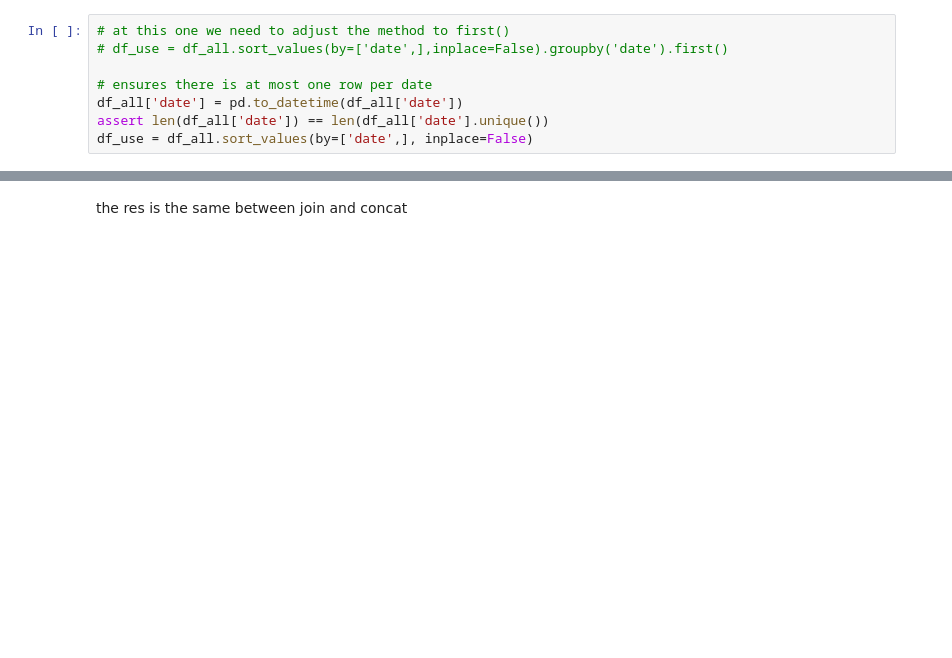
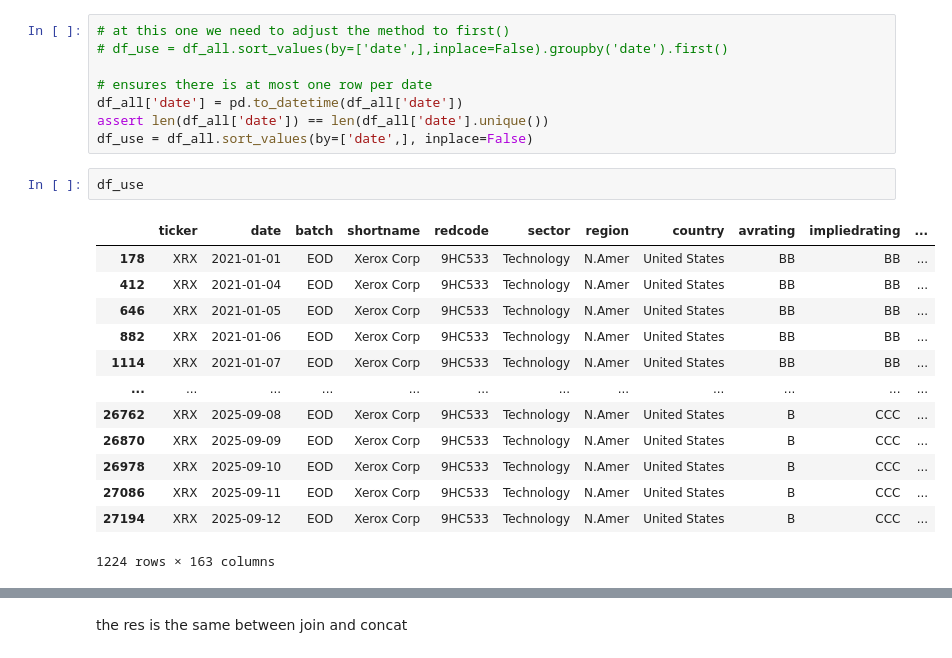
Before and after one commit to youngyicheng/credit_research, a Jupyter notebook: demo.ipynb, the cells around one changed output, grey strips where cells are left out. Cells and saved outputs as stored; diff of their text form; blank space fills up the shorter version.

```diff
--- a/demo.ipynb
+++ b/demo.ipynb
@@ -100,6 +102,22 @@ df_all
 df_all['date'] = pd.to_datetime(df_all['date'])
 assert len(df_all['date']) == len(df_all['date'].unique())
 df_use = df_all.sort_values(by=['date',], inplace=False)
+# %%
+df_use
+# %% [output]
+|  | ticker | date | batch | shortname | redcode | sector | region | country | avrating | impliedrating | ... |
+| 178 | XRX | 2021-01-01 | EOD | Xerox Corp | 9HC533 | Technology | N.Amer | United States | BB | BB | ... |
+| 412 | XRX | 2021-01-04 | EOD | Xerox Corp | 9HC533 | Technology | N.Amer | United States | BB | BB | ... |
+| 646 | XRX | 2021-01-05 | EOD | Xerox Corp | 9HC533 | Technology | N.Amer | United States | BB | BB | ... |
+| 882 | XRX | 2021-01-06 | EOD | Xerox Corp | 9HC533 | Technology | N.Amer | United States | BB | BB | ... |
+| 1114 | XRX | 2021-01-07 | EOD | Xerox Corp | 9HC533 | Technology | N.Amer | United States | BB | BB | ... |
+| ... | ... | ... | ... | ... | ... | ... | ... | ... | ... | ... | ... |
+| 26762 | XRX | 2025-09-08 | EOD | Xerox Corp | 9HC533 | Technology | N.Amer | United States | B | CCC | ... |
+| 26870 | XRX | 2025-09-09 | EOD | Xerox Corp | 9HC533 | Technology | N.Amer | United States | B | CCC | ... |
+| 26978 | XRX | 2025-09-10 | EOD | Xerox Corp | 9HC533 | Technology | N.Amer | United States | B | CCC | ... |
+| 27086 | XRX | 2025-09-11 | EOD | Xerox Corp | 9HC533 | Technology | N.Amer | United States | B | CCC | ... |
+| 27194 | XRX | 2025-09-12 | EOD | Xerox Corp | 9HC533 | Technology | N.Amer | United States | B | CCC | ... |
+1224 rows × 163 columns
 # %%
 long_term_debt = read_financial_data('financials_1049_ytd', 'ytd', '2020-01-01', '2025-01-01')
 current_asset = read_financial_data('financials_1008_ytd', 'ytd', '2020-01-01', '2025-01-01')
```
Also changed, not shown: parts of 19 cells of this notebook, 6 other files.
